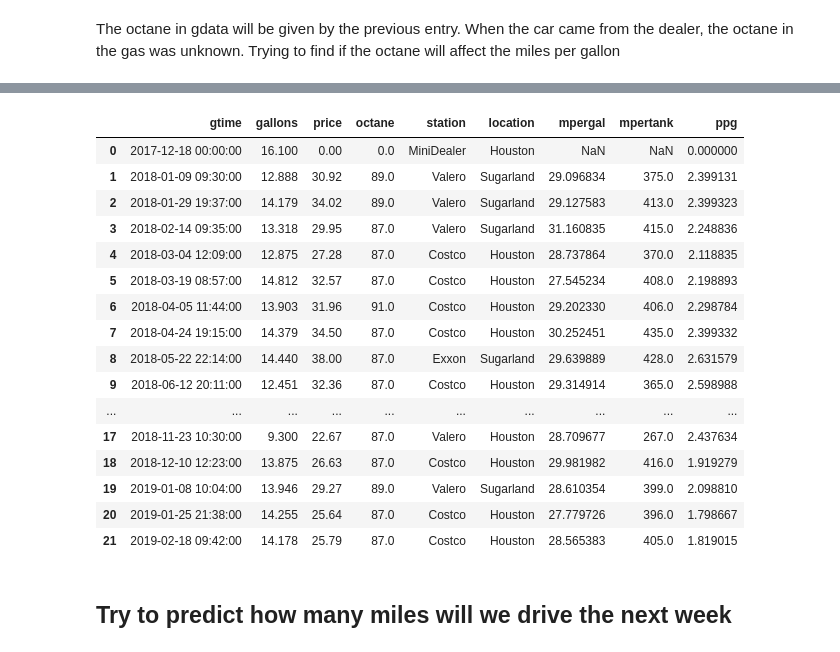
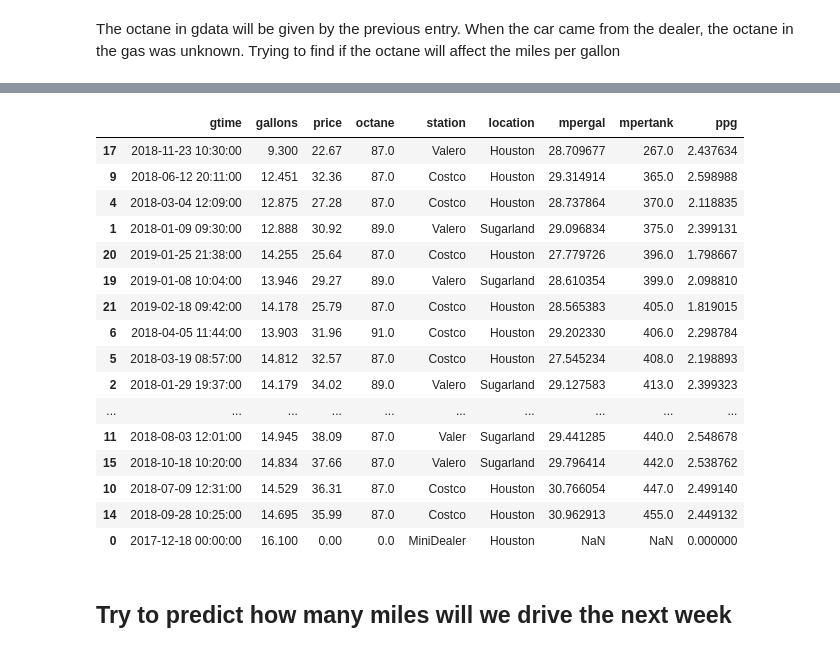
Before and after one commit to angelmanzur/MiniMiles, a Jupyter notebook: Mini_Cooper_Miles.ipynb, the cells around one changed output, grey strips where cells are left out. Saved outputs shown, nothing was run; the diff lists cells and outputs as text; code cells hidden in the pictures.

```diff
--- a/Mini_Cooper_Miles.ipynb
+++ b/Mini_Cooper_Miles.ipynb
@@ -508,25 +508,25 @@ min      267.000000
 max      455.000000
 Name: mpertank, dtype: float64
 # %%
-gdata
+gdata.sort_values('mpertank')
 # %% [output]
 |  | gtime | gallons | price | octane | station | location | mpergal | mpertank | ppg |
+| 17 | 2018-11-23 10:30:00 | 9.300 | 22.67 | 87.0 | Valero | Houston | 28.709677 | 267.0 | 2.437634 |
+| 9 | 2018-06-12 20:11:00 | 12.451 | 32.36 | 87.0 | Costco | Houston | 29.314914 | 365.0 | 2.598988 |
+| 4 | 2018-03-04 12:09:00 | 12.875 | 27.28 | 87.0 | Costco | Houston | 28.737864 | 370.0 | 2.118835 |
+| 1 | 2018-01-09 09:30:00 | 12.888 | 30.92 | 89.0 | Valero | Sugarland | 29.096834 | 375.0 | 2.399131 |
+| 20 | 2019-01-25 21:38:00 | 14.255 | 25.64 | 87.0 | Costco | Houston | 27.779726 | 396.0 | 1.798667 |
+| 19 | 2019-01-08 10:04:00 | 13.946 | 29.27 | 89.0 | Valero | Sugarland | 28.610354 | 399.0 | 2.098810 |
+| 21 | 2019-02-18 09:42:00 | 14.178 | 25.79 | 87.0 | Costco | Houston | 28.565383 | 405.0 | 1.819015 |
+| 6 | 2018-04-05 11:44:00 | 13.903 | 31.96 | 91.0 | Costco | Houston | 29.202330 | 406.0 | 2.298784 |
+| 5 | 2018-03-19 08:57:00 | 14.812 | 32.57 | 87.0 | Costco | Houston | 27.545234 | 408.0 | 2.198893 |
+| 2 | 2018-01-29 19:37:00 | 14.179 | 34.02 | 89.0 | Valero | Sugarland | 29.127583 | 413.0 | 2.399323 |
+| ... | ... | ... | ... | ... | ... | ... | ... | ... | ... |
+| 11 | 2018-08-03 12:01:00 | 14.945 | 38.09 | 87.0 | Valer | Sugarland | 29.441285 | 440.0 | 2.548678 |
+| 15 | 2018-10-18 10:20:00 | 14.834 | 37.66 | 87.0 | Valero | Sugarland | 29.796414 | 442.0 | 2.538762 |
+| 10 | 2018-07-09 12:31:00 | 14.529 | 36.31 | 87.0 | Costco | Houston | 30.766054 | 447.0 | 2.499140 |
+| 14 | 2018-09-28 10:25:00 | 14.695 | 35.99 | 87.0 | Costco | Houston | 30.962913 | 455.0 | 2.449132 |
 | 0 | 2017-12-18 00:00:00 | 16.100 | 0.00 | 0.0 | MiniDealer | Houston | NaN | NaN | 0.000000 |
-| 1 | 2018-01-09 09:30:00 | 12.888 | 30.92 | 89.0 | Valero | Sugarland | 29.096834 | 375.0 | 2.399131 |
-| 2 | 2018-01-29 19:37:00 | 14.179 | 34.02 | 89.0 | Valero | Sugarland | 29.127583 | 413.0 | 2.399323 |
-| 3 | 2018-02-14 09:35:00 | 13.318 | 29.95 | 87.0 | Valero | Sugarland | 31.160835 | 415.0 | 2.248836 |
-| 4 | 2018-03-04 12:09:00 | 12.875 | 27.28 | 87.0 | Costco | Houston | 28.737864 | 370.0 | 2.118835 |
-| 5 | 2018-03-19 08:57:00 | 14.812 | 32.57 | 87.0 | Costco | Houston | 27.545234 | 408.0 | 2.198893 |
-| 6 | 2018-04-05 11:44:00 | 13.903 | 31.96 | 91.0 | Costco | Houston | 29.202330 | 406.0 | 2.298784 |
-| 7 | 2018-04-24 19:15:00 | 14.379 | 34.50 | 87.0 | Costco | Houston | 30.252451 | 435.0 | 2.399332 |
-| 8 | 2018-05-22 22:14:00 | 14.440 | 38.00 | 87.0 | Exxon | Sugarland | 29.639889 | 428.0 | 2.631579 |
-| 9 | 2018-06-12 20:11:00 | 12.451 | 32.36 | 87.0 | Costco | Houston | 29.314914 | 365.0 | 2.598988 |
-| ... | ... | ... | ... | ... | ... | ... | ... | ... | ... |
-| 17 | 2018-11-23 10:30:00 | 9.300 | 22.67 | 87.0 | Valero | Houston | 28.709677 | 267.0 | 2.437634 |
-| 18 | 2018-12-10 12:23:00 | 13.875 | 26.63 | 87.0 | Costco | Houston | 29.981982 | 416.0 | 1.919279 |
-| 19 | 2019-01-08 10:04:00 | 13.946 | 29.27 | 89.0 | Valero | Sugarland | 28.610354 | 399.0 | 2.098810 |
-| 20 | 2019-01-25 21:38:00 | 14.255 | 25.64 | 87.0 | Costco | Houston | 27.779726 | 396.0 | 1.798667 |
-| 21 | 2019-02-18 09:42:00 | 14.178 | 25.79 | 87.0 | Costco | Houston | 28.565383 | 405.0 | 1.819015 |
 # %% [markdown]
 ## Try to predict how many miles will we drive the next week
 # %%
```
Also changed, not shown: parts of 16 cells of this notebook, 2 other files.
